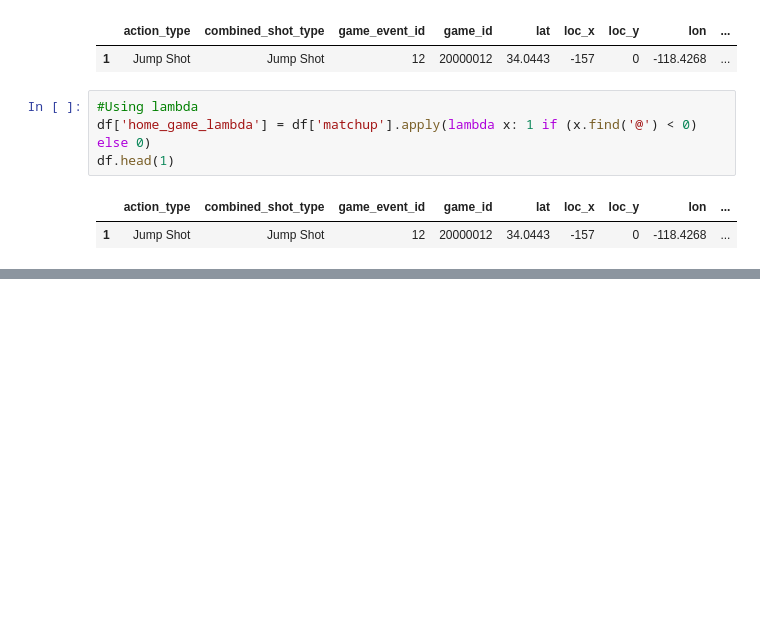
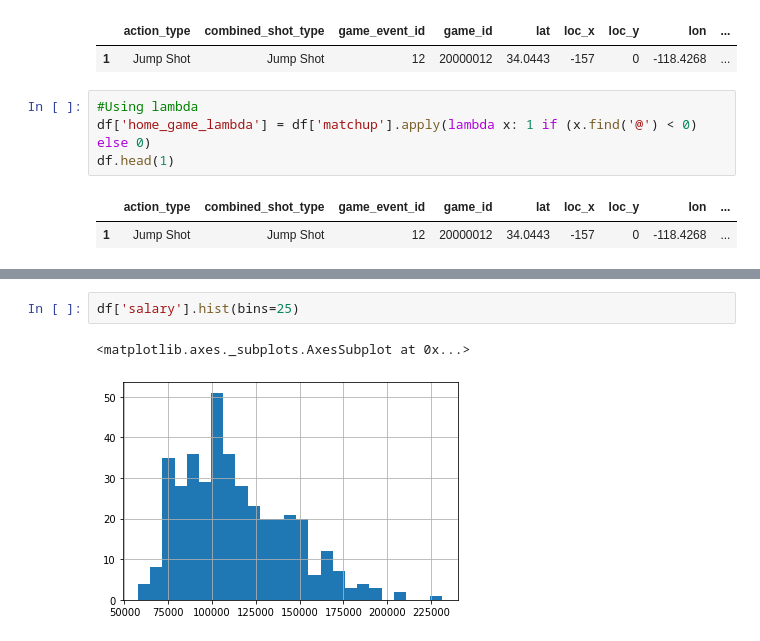
Before and after one commit to guisolski/projetos-Python, a Jupyter notebook: arquivos/jypther/dataScienceClasses.ipynb, the cells around one changed output, grey strips where cells are left out. Cells and saved outputs as stored; diff of their text form; blank space fills up the shorter version.

```diff
--- a/arquivos/jypther/dataScienceClasses.ipynb
+++ b/arquivos/jypther/dataScienceClasses.ipynb
@@ -295,0 +347,5 @@ df
+# %%
+df['salary'].hist(bins=25)
+# %% [output]
+<matplotlib.axes._subplots.AxesSubplot at 0x...>
+[figure, added]
```
Also changed, not shown: parts of 13 cells of this notebook, 1 other file.
